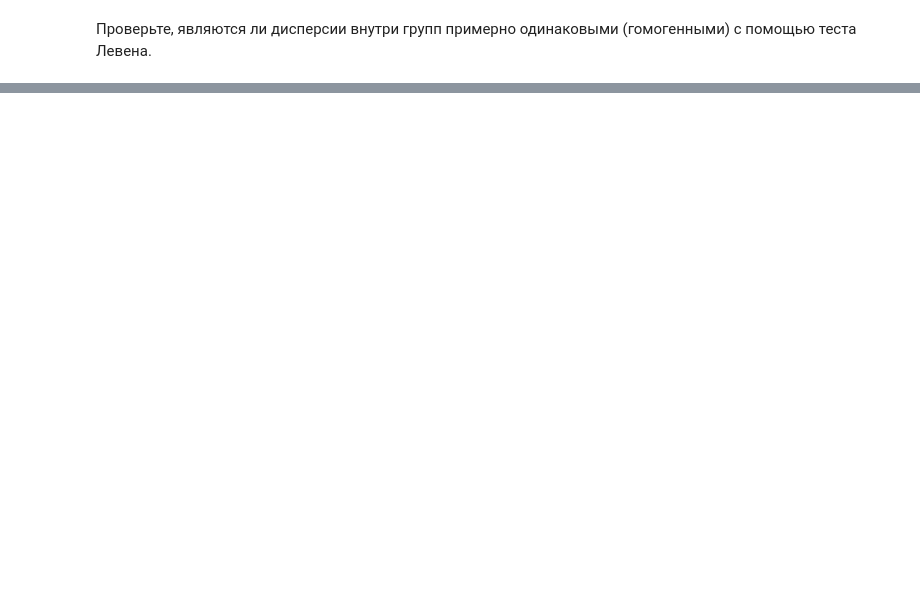
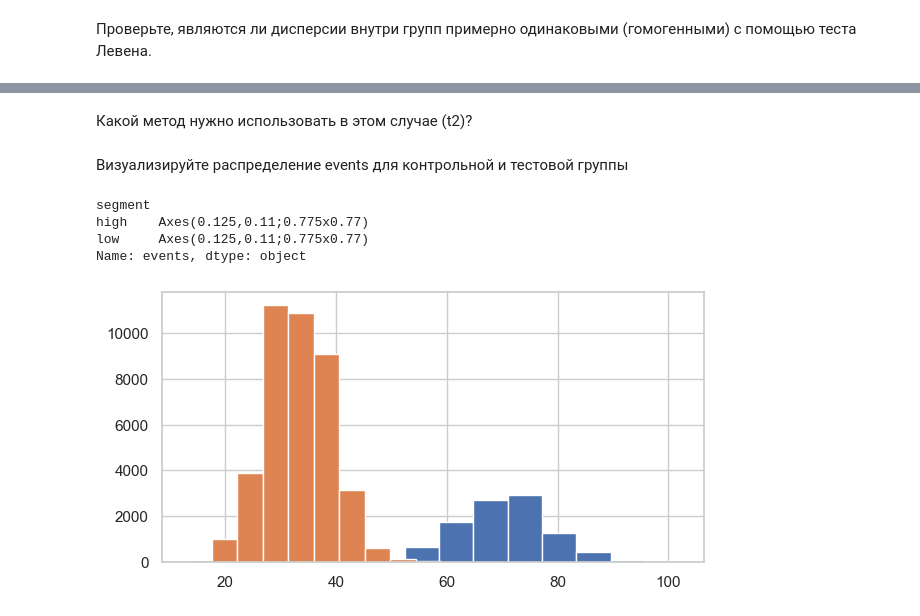
Before and after one commit to Praldmur/Simulation, a Jupyter notebook: 6_mod/5.ipynb, the cells around one changed output, grey strips where cells are left out. Cells and saved outputs as stored; diff of their text form; code cells hidden in the pictures; blank space fills up the shorter version.

```diff
--- a/6_mod/5.ipynb
+++ b/6_mod/5.ipynb
@@ -124,0 +247,2 @@ pg.anova(dv='events', between='group', data=t1)
+# %% [markdown]
+Какой метод нужно использовать в этом случае (t2)?
@@ -124,0 +251,10 @@ pg.anova(dv='events', between='group', data=t1)
+# %% [markdown]
+Визуализируйте распределение events для контрольной и тестовой группы
+# %%
+t2[t2['group']=='test'].groupby('segment')['events'].hist()
+# %% [output]
+segment
+high    Axes(0.125,0.11;0.775x0.77)
+low     Axes(0.125,0.11;0.775x0.77)
+Name: events, dtype: object
+[figure, added]
```
Also changed, not shown: parts of 37 cells of this notebook, 1 other file.
